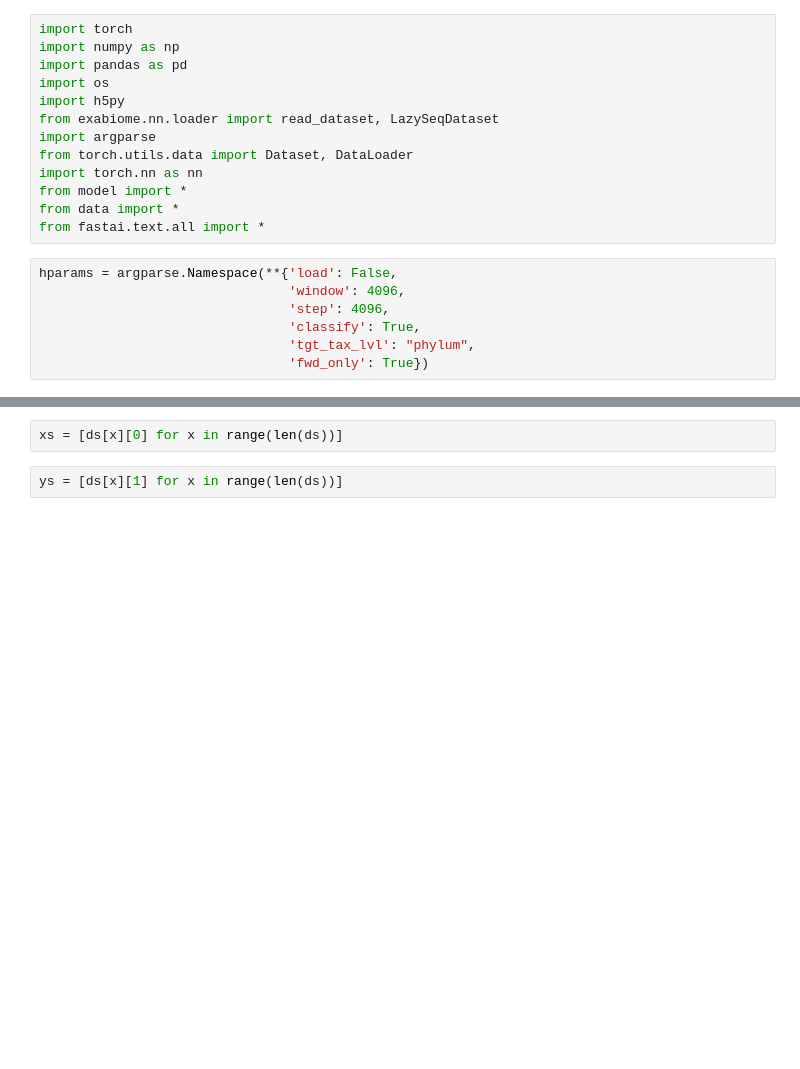
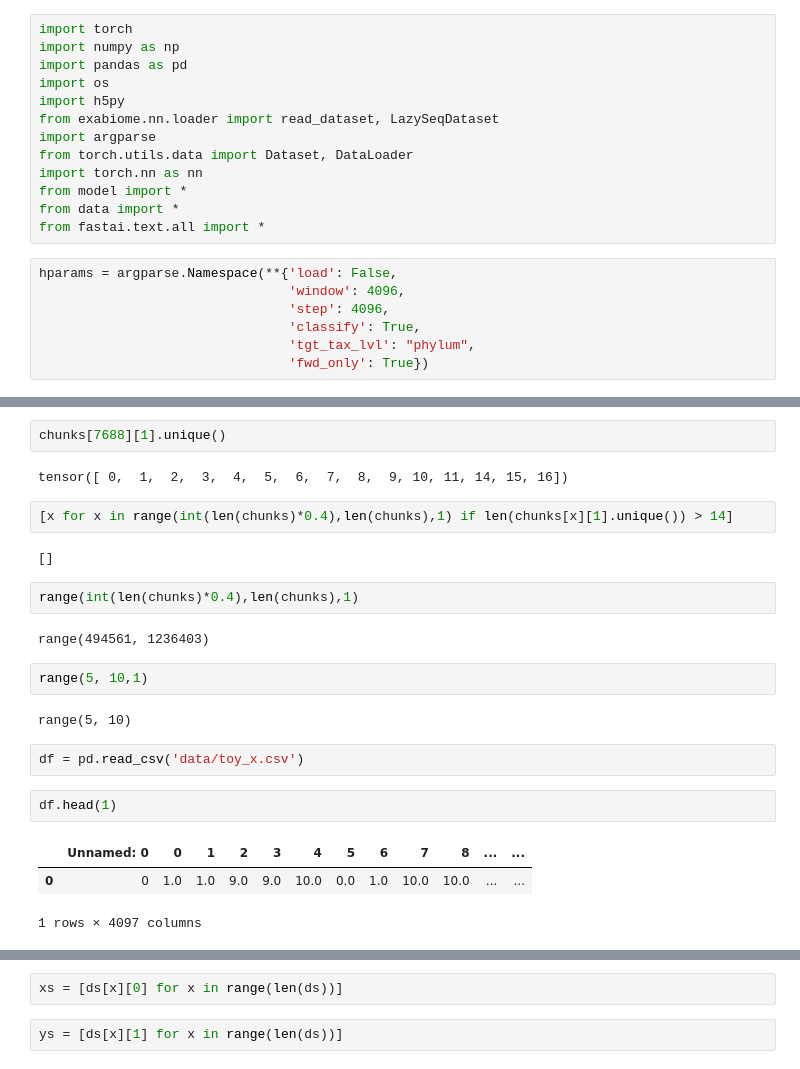
Before and after one commit to alibabaz/taxon_trials, a Jupyter notebook: extract_data.ipynb, the cells around one changed output, grey strips where cells are left out. Cells and saved outputs as stored; diff of their text form; blank space fills up the shorter version.

```diff
--- a/extract_data.ipynb
+++ b/extract_data.ipynb
@@ -20,0 +45,24 @@ hparams = argparse.Namespace(**{'load': False,
+# %%
+chunks[7688][1].unique()
+# %% [output]
+tensor([ 0,  1,  2,  3,  4,  5,  6,  7,  8,  9, 10, 11, 14, 15, 16])
+# %%
+[x for x in range(int(len(chunks)*0.4),len(chunks),1) if len(chunks[x][1].unique()) > 14]
+# %% [output]
+[]
+# %%
+range(int(len(chunks)*0.4),len(chunks),1)
+# %% [output]
+range(494561, 1236403)
+# %%
+range(5, 10,1)
+# %% [output]
+range(5, 10)
+# %%
+df = pd.read_csv('data/toy_x.csv')
+# %%
+df.head(1)
+# %% [output]
+|  | Unnamed: 0 | 0 | 1 | 2 | 3 | 4 | 5 | 6 | 7 | 8 | ... | ... |
+| 0 | 0 | 1.0 | 1.0 | 9.0 | 9.0 | 10.0 | 0.0 | 1.0 | 10.0 | 10.0 | ... | ... |
+1 rows × 4097 columns
```
Also changed, not shown: parts of 15 cells of this notebook, 5 other files.
